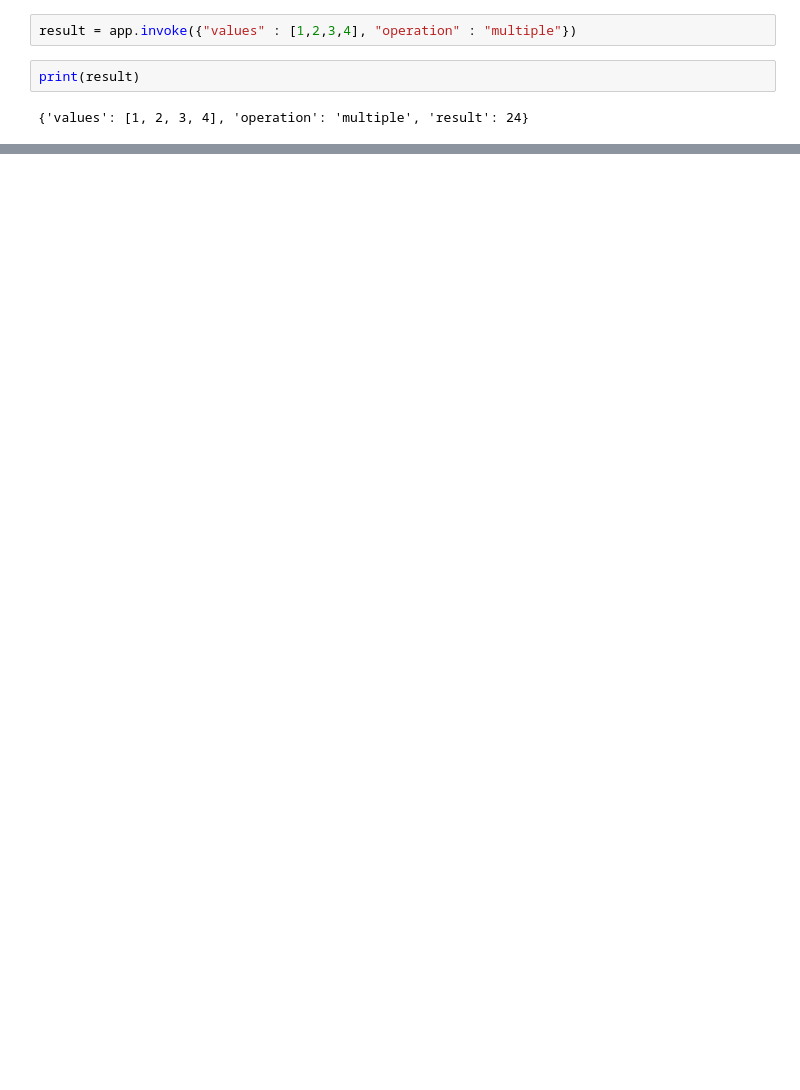
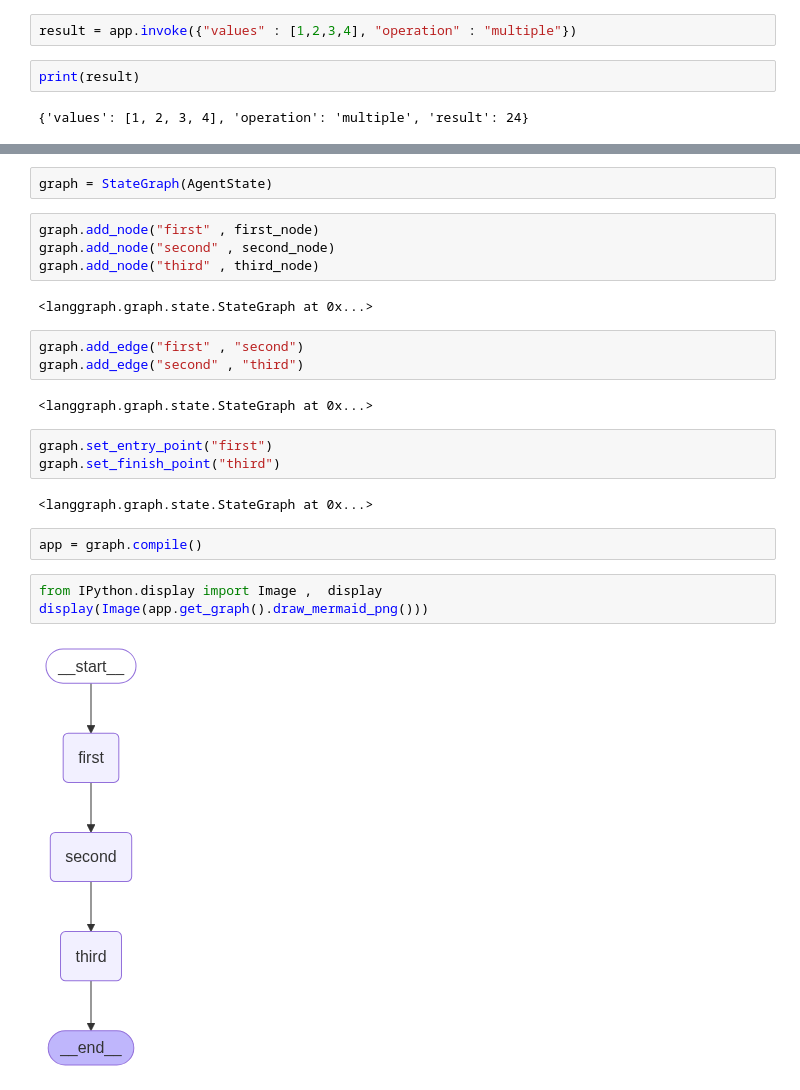
Before and after one commit to FransHutagalung/Lang-Graph, a Jupyter notebook: Langgraph.ipynb, the cells around one changed output, grey strips where cells are left out. Drawn from its saved outputs; the diff is of its cells as text; blank space fills up the shorter version.

Commit message:
Learning Edge Basic ( Graph III )

```diff
--- a/Langgraph.ipynb
+++ b/Langgraph.ipynb
@@ -127,0 +149,25 @@ print(result)
+# %%
+graph = StateGraph(AgentState)
+# %%
+graph.add_node("first" , first_node)
+graph.add_node("second" , second_node)
+graph.add_node("third" , third_node)
+# %% [output]
+<langgraph.graph.state.StateGraph at 0x...>
+# %%
+graph.add_edge("first" , "second")
+graph.add_edge("second" , "third")
+# %% [output]
+<langgraph.graph.state.StateGraph at 0x...>
+# %%
+graph.set_entry_point("first")
+graph.set_finish_point("third")
+# %% [output]
+<langgraph.graph.state.StateGraph at 0x...>
+# %%
+app = graph.compile()
+# %%
+from IPython.display import Image ,  display
+display(Image(app.get_graph().draw_mermaid_png()))
+# %% [output]
+[figure, added]
```
Also changed, not shown: parts of 6 cells of this notebook.
